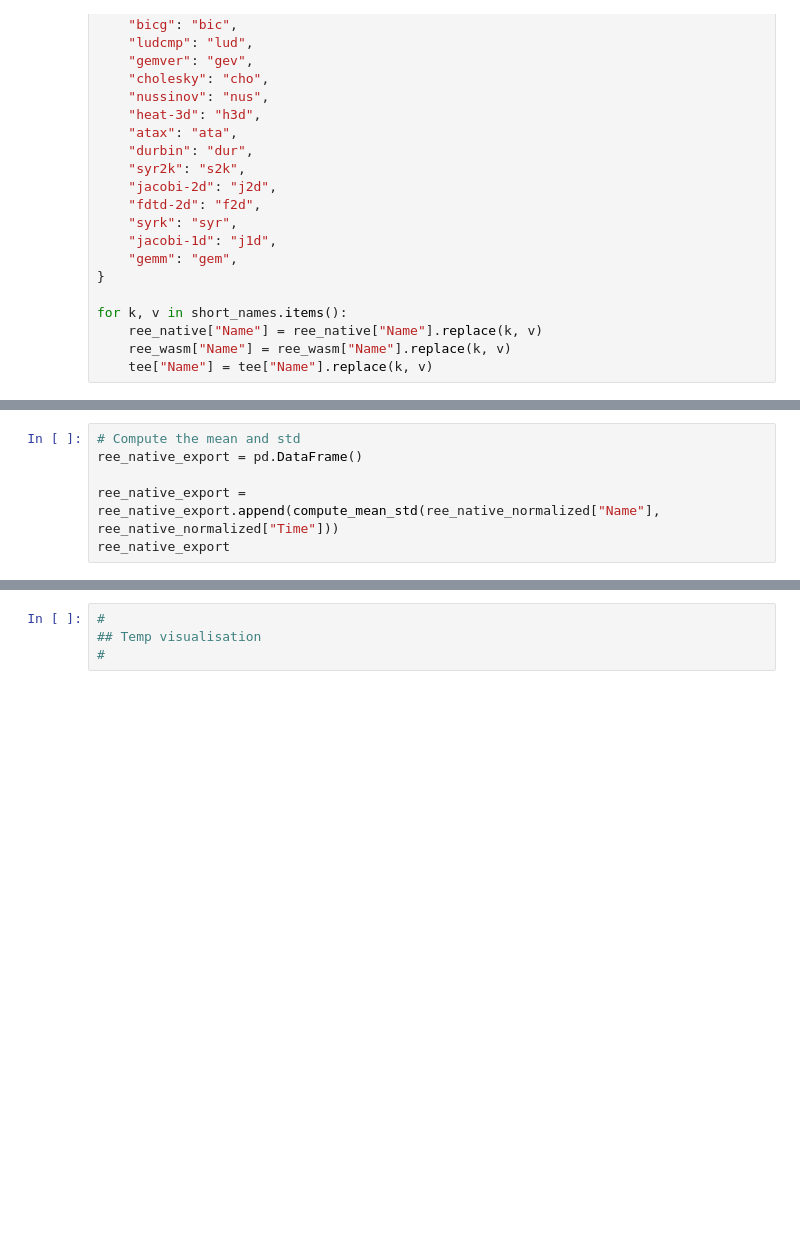
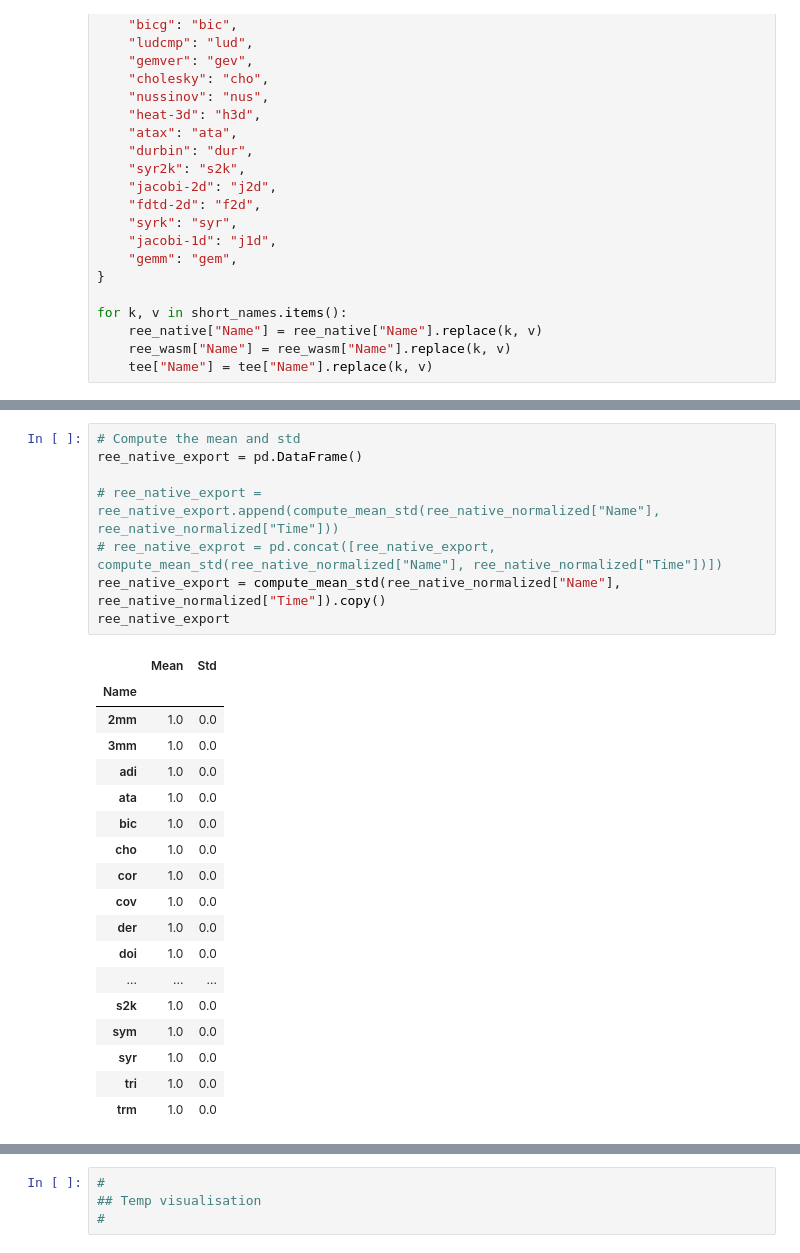
Before and after one commit to idlab-discover/watz, a Jupyter notebook: benchmarks/polybench/polybench_analysis.ipynb, the cells around one changed output, grey strips where cells are left out. Drawn from its saved outputs; the diff is of its cells as text; blank space fills up the shorter version.

```diff
--- a/benchmarks/polybench/polybench_analysis.ipynb
+++ b/benchmarks/polybench/polybench_analysis.ipynb
@@ -149,9 +275,30 @@ tee_normalized
 # %%
 # Compute the mean and std
 ree_native_export = pd.DataFrame()
 
-ree_native_export = ree_native_export.append(compute_mean_std(ree_native_normalized["Name"], ree_native_normalized["Time"]))
+# ree_native_export = ree_native_export.append(compute_mean_std(ree_native_normalized["Name"], ree_native_normalized["Time"]))
+# ree_native_exprot = pd.concat([ree_native_export, compute_mean_std(ree_native_normalized["Name"], ree_native_normalized["Time"])])
+ree_native_export = compute_mean_std(ree_native_normalized["Name"], ree_native_normalized["Time"]).copy()
 ree_native_export
+# %% [output]
+|  | Mean | Std |
+| Name |  |  |
+| 2mm | 1.0 | 0.0 |
+| 3mm | 1.0 | 0.0 |
+| adi | 1.0 | 0.0 |
+| ata | 1.0 | 0.0 |
+| bic | 1.0 | 0.0 |
+| cho | 1.0 | 0.0 |
+| cor | 1.0 | 0.0 |
+| cov | 1.0 | 0.0 |
+| der | 1.0 | 0.0 |
+| doi | 1.0 | 0.0 |
+| ... | ... | ... |
+| s2k | 1.0 | 0.0 |
+| sym | 1.0 | 0.0 |
+| syr | 1.0 | 0.0 |
+| tri | 1.0 | 0.0 |
+| trm | 1.0 | 0.0 |
 # %%
 # Compute the mean and std
 ree_wasm_export = pd.DataFrame()
```
Also changed, not shown: parts of 15 cells of this notebook, 25 other files.
